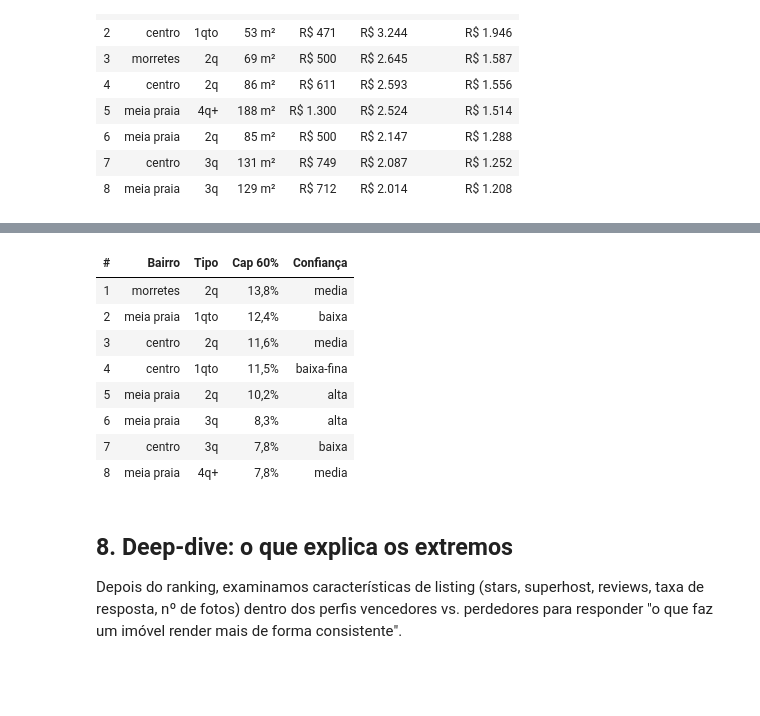
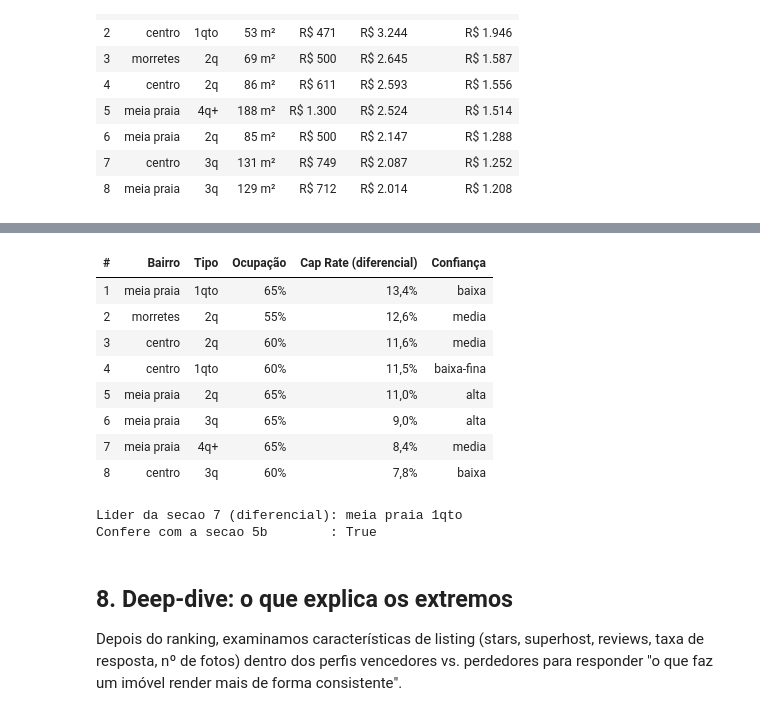
Before and after one commit to Luancordeirocontato/jt2026-luan-cordeiro, a Jupyter notebook: analise/01_analise_principal.ipynb, the cells around one changed output, grey strips where cells are left out. Drawn from its saved outputs; the diff is of its cells as text; code cells hidden in the pictures; blank space fills up the shorter version.

```diff
--- a/analise/01_analise_principal.ipynb
+++ b/analise/01_analise_principal.ipynb
@@ -341,26 +352,43 @@ A confiança diz **com quanto peso citar a célula** — não é uma propriedade
 # %%
 def confianca(r):
     na, nv = r['n_airbnb'], r['n_vivareal']
     if na >= 100 and nv >= 100: return 'alta'
     if na >= 50 and nv >= 50:   return 'media'
     if na >= 20 and nv >= 20:   return 'baixa'
     return 'baixa-fina'
 tab['confianca'] = tab.apply(confianca, axis=1)
 
-_conf_tbl = tab.sort_values('rank')[['rank','bairro','tipo','cap_60','confianca']].copy()
-_conf_tbl.columns = ['#','Bairro','Tipo','Cap 60%','Confiança']
-_conf_tbl['Cap 60%'] = _conf_tbl['Cap 60%'].map(pct_br)
-display(_conf_tbl.style.hide(axis='index').set_table_attributes('class=\"no-index\"'))
+# Ocupacao diferencial (faixa alta), reaproveitando OCC_DIFF/OCC_NEUTRA definidos na
+# secao 5b. Reaproveitar em vez de redeclarar evita uma terceira copia da premissa no
+# notebook -- foi justamente uma copia desalinhada que fazia esta secao ranquear por
+# Cap 60% simetrico e contradizer o cartao da secao 9.
+tab['occ_alta'] = tab['bairro'].map(lambda b: OCC_DIFF.get(b, OCC_NEUTRA)[1])
+tab['cap_diff'] = tab['k'] * tab['occ_alta']
+tab['rank_diff'] = tab['cap_diff'].rank(method='min', ascending=False).astype(int)
+
+_conf_tbl = tab.sort_values('cap_diff', ascending=False)[
+    ['rank_diff', 'bairro', 'tipo', 'occ_alta', 'cap_diff', 'confianca']].copy()
+_conf_tbl.columns = ['#', 'Bairro', 'Tipo', 'Ocupação', 'Cap Rate (diferencial)', 'Confiança']
+_conf_tbl['Ocupação'] = _conf_tbl['Ocupação'].map(lambda v: pct_br(v, 0))
+_conf_tbl['Cap Rate (diferencial)'] = _conf_tbl['Cap Rate (diferencial)'].map(pct_br)
+display(_conf_tbl.style.hide(axis='index').set_table_attributes('class="no-index"'))
+
+# guarda-corpo: esta secao TEM que concordar com a 5b, que ordena pelo mesmo criterio
+_lider_7 = _conf_tbl.iloc[0]['Bairro'] + ' ' + _conf_tbl.iloc[0]['Tipo']
+print('Lider da secao 7 (diferencial):', _lider_7)
+print('Confere com a secao 5b        :', _lider_7 == _top_diff)
 # %% [output]
-| # | Bairro | Tipo | Cap 60% | Confiança |
-| 1 | morretes | 2q | 13,8% | media |
-| 2 | meia praia | 1qto | 12,4% | baixa |
-| 3 | centro | 2q | 11,6% | media |
-| 4 | centro | 1qto | 11,5% | baixa-fina |
-| 5 | meia praia | 2q | 10,2% | alta |
-| 6 | meia praia | 3q | 8,3% | alta |
-| 7 | centro | 3q | 7,8% | baixa |
-| 8 | meia praia | 4q+ | 7,8% | media |
+| # | Bairro | Tipo | Ocupação | Cap Rate (diferencial) | Confiança |
+| 1 | meia praia | 1qto | 65% | 13,4% | baixa |
+| 2 | morretes | 2q | 55% | 12,6% | media |
+| 3 | centro | 2q | 60% | 11,6% | media |
+| 4 | centro | 1qto | 60% | 11,5% | baixa-fina |
+| 5 | meia praia | 2q | 65% | 11,0% | alta |
+| 6 | meia praia | 3q | 65% | 9,0% | alta |
+| 7 | meia praia | 4q+ | 65% | 8,4% | media |
+| 8 | centro | 3q | 60% | 7,8% | baixa |
+Lider da secao 7 (diferencial): meia praia 1qto
+Confere com a secao 5b        : True
 # %% [markdown]
 ## 8. Deep-dive: o que explica os extremos
 
```
Also changed, not shown: parts of 1 cell of this notebook, 4 other files.
